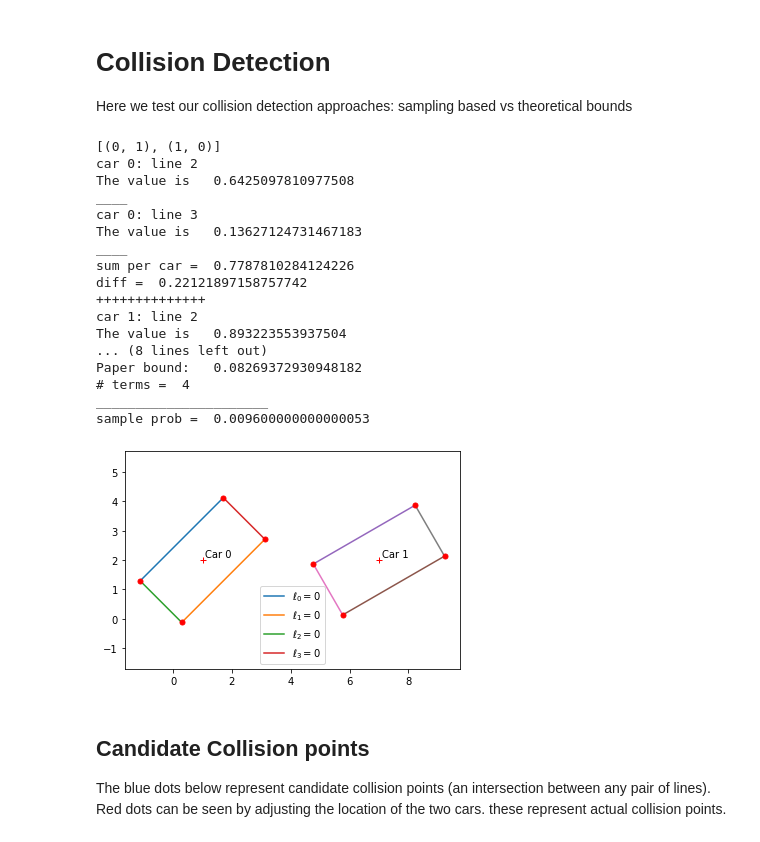
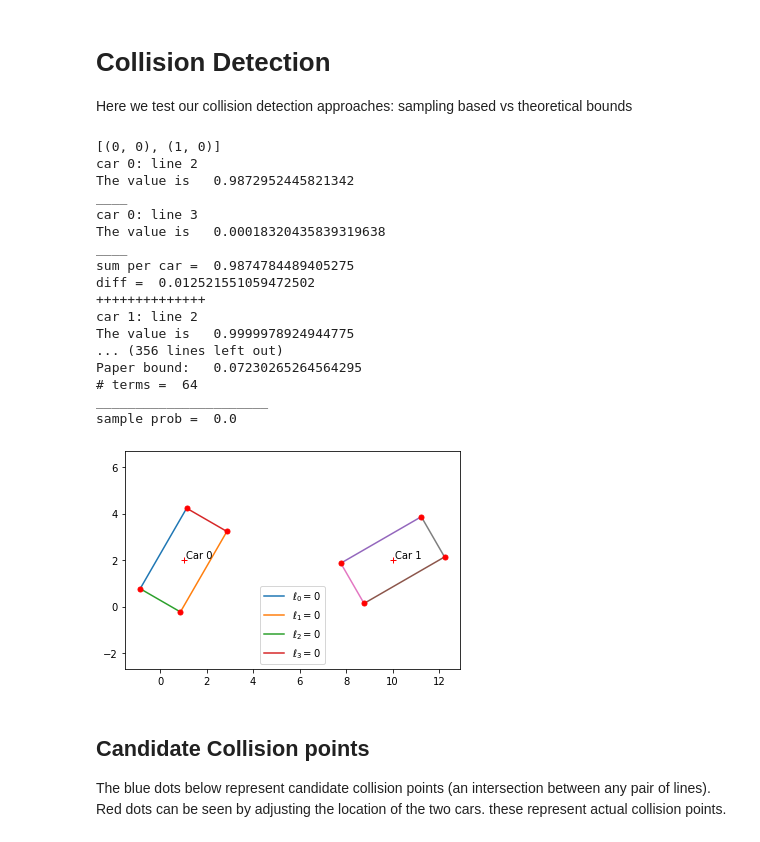
Before and after one commit to majid-khonji/Constrained-POMDP, a Jupyter notebook: collision_risk.ipynb, the cells around one changed output. Cells and saved outputs as stored; diff of their text form; code cells hidden in the pictures.

```diff
--- a/collision_risk.ipynb
+++ b/collision_risk.ipynb
@@ -10,51 +10,52 @@ import collision as c
 reload(c)
 
 
-cov = np.array([[1,0], [0,1]])
-c1 = c.car(theta=np.pi/4, W=2, L=4, bx=1, by=2,cov=cov, name= "Car 0")
-c2 = c.car(theta=np.pi/6, W=2, L=4, bx=7, by=2,cov=cov, name= "Car 1")
+cov = np.array([[2,1], [1,2]])
+c1 = c.car(theta=np.pi/3, W=2, L=4, bx=1, by=2,cov=cov, name= "Car 0")
+c2 = c.car(theta=np.pi/6, W=2, L=4, bx=10, by=2,cov=cov, name= "Car 1")
 c1.plot(show_line_labels=True)
 c2.plot()
-
+# c1.tolerance = 0
+# c2.tolerance = 0
 
 # idx = [[(0,1),(1,0)], [(0,0), (1,1)], [(0,2), (1,3)], [(0,3),(0,2)]]
 # truth = c.prob_collision(c1,c2,sample_size = 10000, idx=idx)
-idx = [[(0,1),(1,0)]]
-truth = c.prob_collision(c1,c2,sample_size = 10000, idx=idx, violate_lines=[(0,2),(0,3),(1,2),(1,3)])
-# truth = c.prob_collision(c1,c2,sample_size = 1000)
+# idx = [[(0,1),(1,0)]]
+# truth = c.prob_collision(c1,c2,sample_size = 1000, idx=idx, violate_lines=[(0,2),(0,3)])
+truth = c.prob_collision(c1,c2,sample_size = 1000)
 
 
 c.prob_collision_upper_bound(c1,c2)
 
 print("______________________")
 print("sample prob = ", truth)
 
 
 
 # sel_points = c.select_collision_points(c1,c2,idx=[[(0,1),(1,0)]], violate_lines=[(0,2), (0,3)] )
 # c1.plot_sample(show_line_labels=True,color=None)
 # c2.plot_sample(color="blue")
 # for p in sel_points:
 #     plt.plot([p[0]], [p[1]], marker='o', markersize=15, color="black")
 # %% [output]
-[(0, 1), (1, 0)]
+[(0, 0), (1, 0)]
 car 0: line 2
-The value is   0.6425097810977508
+The value is   0.9872952445821342
 ____
 car 0: line 3
-The value is   0.13627124731467183
+The value is   0.00018320435839319638
 ____
-sum per car =  0.7787810284124226
-diff =  0.22121897158757742
+sum per car =  0.9874784489405275
+diff =  0.012521551059472502
 ++++++++++++++
 car 1: line 2
-The value is   0.893223553937504
-... (8 lines left out)
-Paper bound:   0.08269372930948182
-# terms =  4
+The value is   0.9999978924944775
+... (356 lines left out)
+Paper bound:   0.07230265264564295
+# terms =  64
 ______________________
-sample prob =  0.009600000000000053
+sample prob =  0.0
-[figure, old version]
+[figure, new version]
 # %% [markdown]
 ## Candidate Collision points
 The blue dots below represent candidate collision points (an intersection between any pair of lines). Red dots can be seen by adjusting the location of the two cars. these represent actual collision points.
```
Also changed, not shown: parts of 6 cells of this notebook, 3 other files.
